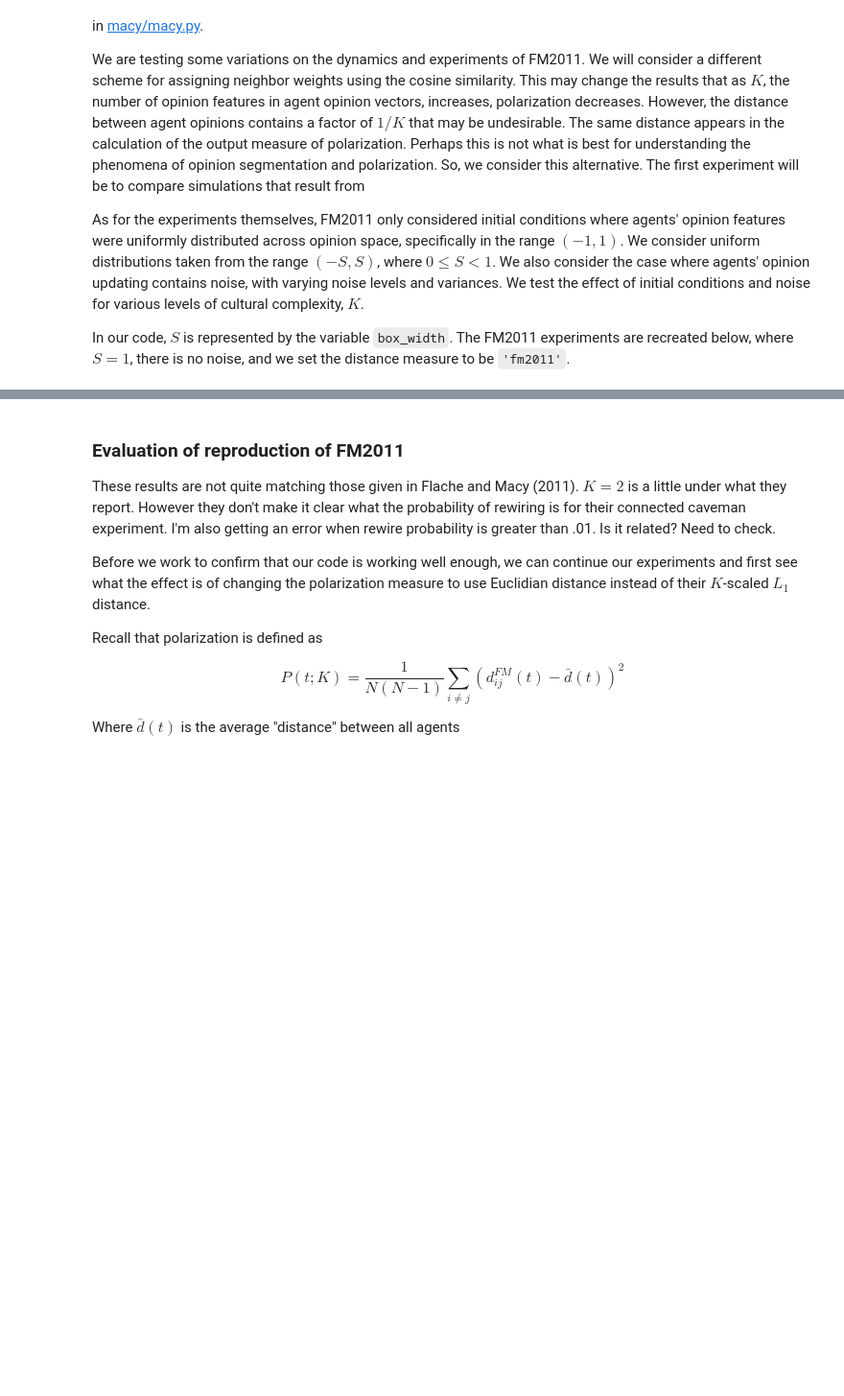
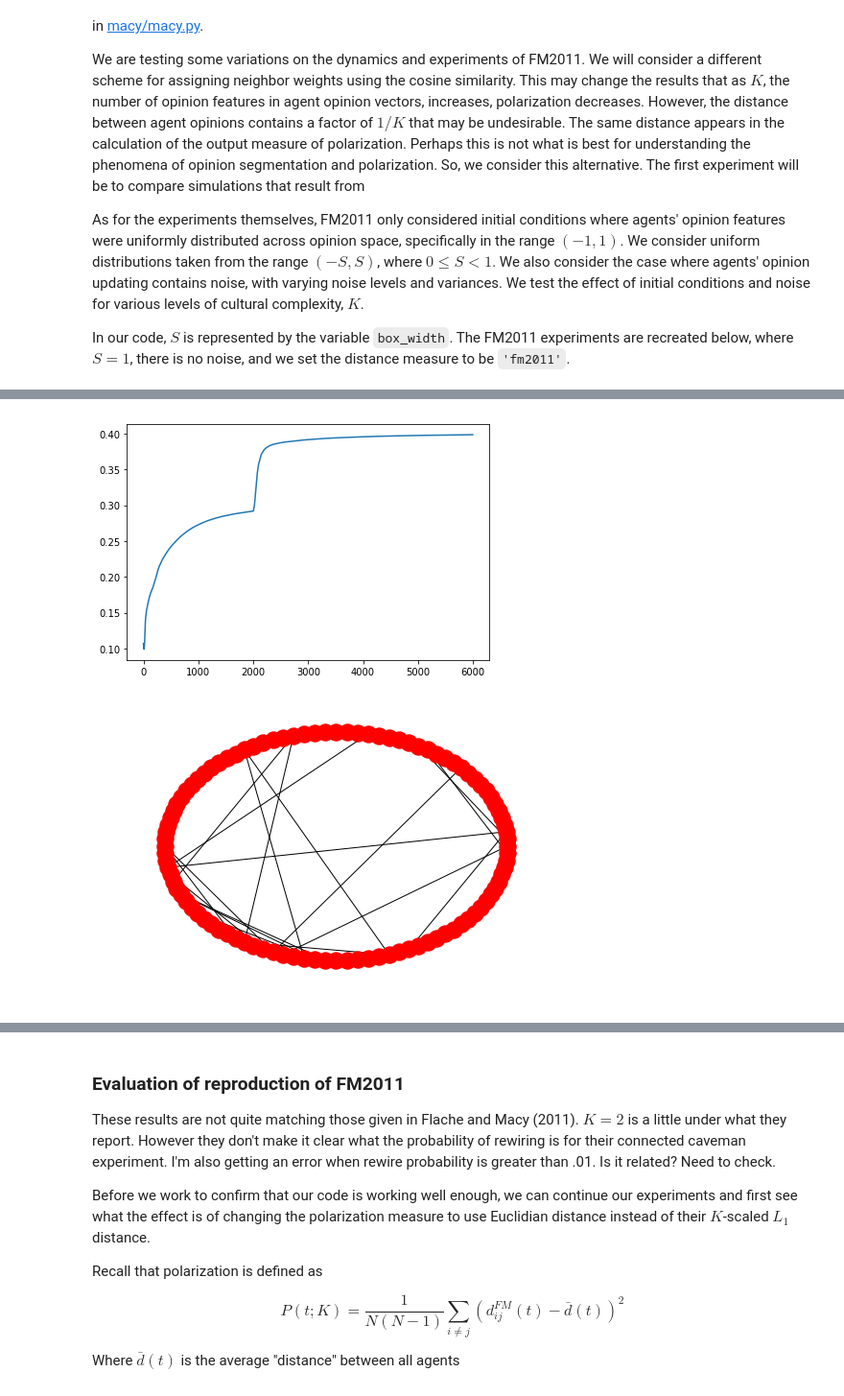
Before and after one commit to mt-digital/polarization, a Jupyter notebook: Experiment Examples.ipynb, the cells around one changed output, grey strips where cells are left out. Shown: that part at 96% size. Saved outputs shown, nothing was run; the diff lists cells and outputs as text; code cells hidden in the pictures; blank space fills up the shorter version.

Commit message:
adding random edges with method not on init

```diff
--- a/Experiment Examples.ipynb
+++ b/Experiment Examples.ipynb
@@ -42,0 +44,11 @@ plt.plot(t, polarization)
+# %%
+# Now turn on the awesome!
+experiment.add_random_edges(20)
+experiment.iterate(4000)
+h = experiment.history['polarization']
+t = [el[0] for el in h]
+polarization = [el[1] for el in h]
+plt.plot(t, polarization)
+plt.figure()
+nx.draw_circular(experiment.network.graph)
+# %% [output]
@@ -43,3 +56,5 @@ plt.plot(t, polarization)
+[figure, added]
+[figure, added]
 # %%
 coords = experiment.history['coords']
 # print(list(coords[0]))
```
Also changed, not shown: parts of 8 cells of this notebook, 4 other files.
